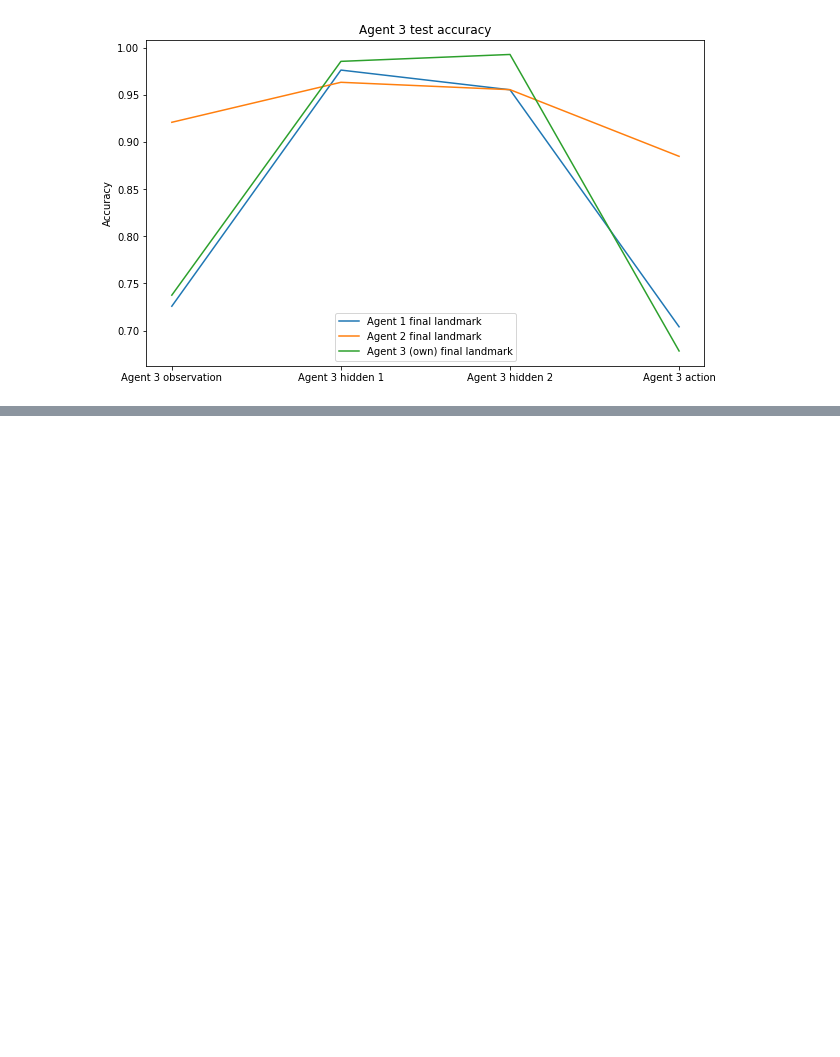
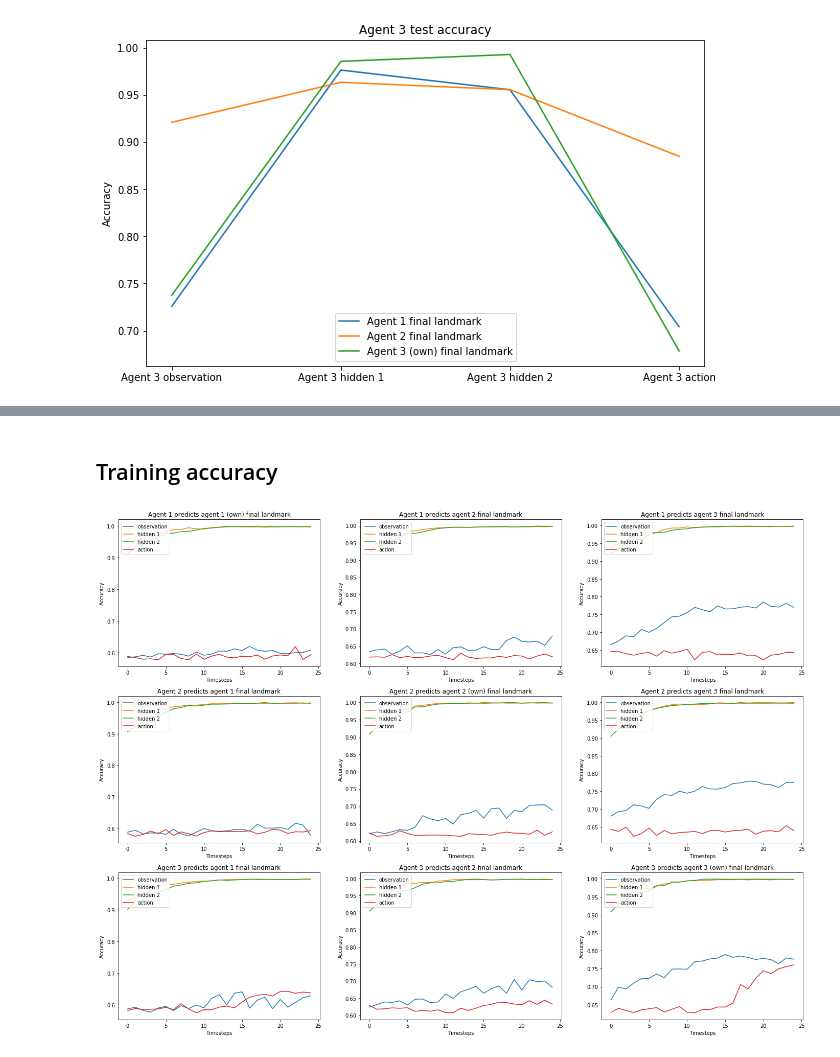
Before and after one commit to tambetm/maddpg, a Jupyter notebook: experiments/Train.ipynb, the cells around one changed output, grey strips where cells are left out. Saved outputs shown, nothing was run; the diff lists cells and outputs as text; code cells hidden in the pictures; blank space fills up the shorter version.

```diff
--- a/experiments/Train.ipynb
+++ b/experiments/Train.ipynb
@@ -169,0 +170,14 @@ for i in range(3):
+# %% [markdown]
+## Training accuracy
+# %%
+plt.figure(figsize=(24, 18))
+for i in range(3):
+    for j in range(3):
+        plt.subplot(3, 3, i*3 + j + 1)
+        plt.plot(acc[i, j, :, :, 0])
+        plt.ylabel('Accuracy')
+        plt.xlabel('Timesteps')
+        plt.title('Agent %d predicts agent %d%s final landmark' % (i + 1, j + 1, ' (own)' if i == j else ''))
+        plt.legend(['observation', 'hidden 1', 'hidden 2', 'action'], loc='upper left')
+# %% [output]
+[figure, added]
```
Also changed, not shown: parts of 5 cells of this notebook, 2 other files.
